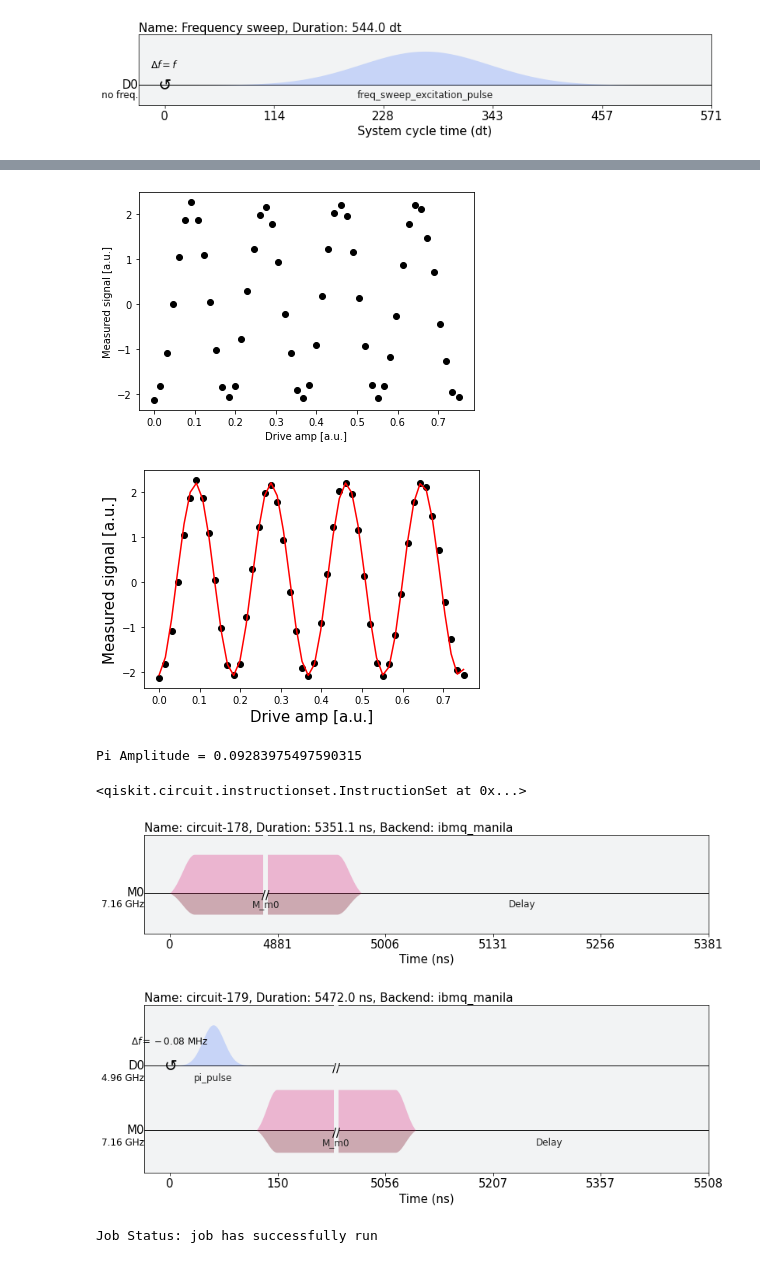
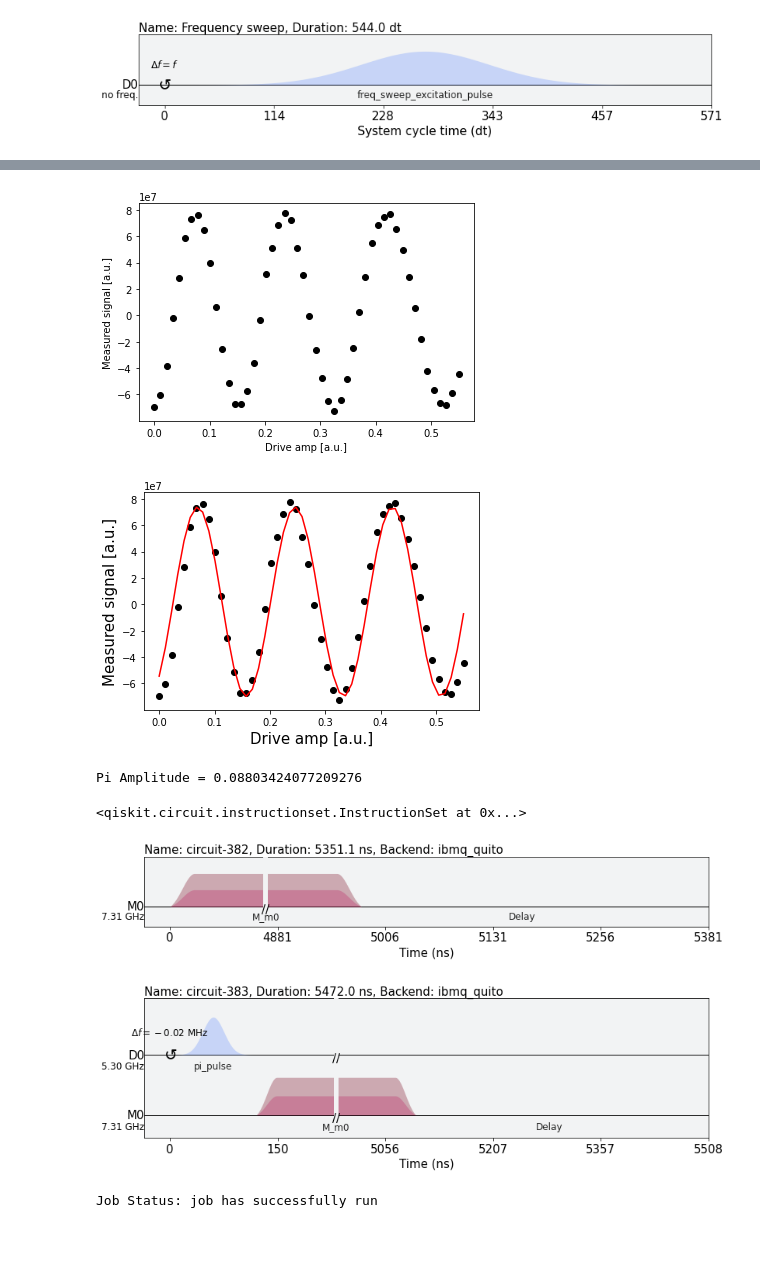
Before and after one commit to COFAlumni-USB/qiskit-fall-2022, a Jupyter notebook: proyectos_ganadores/desafio1/Optimization_QiskitFallFest2022.ipynb, the cells around one changed output, grey strips where cells are left out. Saved outputs shown, nothing was run; the diff lists cells and outputs as text; code cells hidden in the pictures.

```diff
--- a/proyectos_ganadores/desafio1/Optimization_QiskitFallFest2022.ipynb
+++ b/proyectos_ganadores/desafio1/Optimization_QiskitFallFest2022.ipynb
@@ -83,7 +83,7 @@ VBox(children=(HTML(value="<h1 style='color:#ffffff;background-color:#000000;pad
 # %%
 #Once we saw which backend was lest busy, we choose it with .get_backend()
 provider = IBMQ.get_provider(hub='ibm-q', group='open', project='main')
-backend = provider.get_backend('ibmq_belem')
+backend = provider.get_backend('ibmq_quito')
 # %%
 backend_config = backend.configuration()
 # %%
@@ -291,7 +288,7 @@ q_freq is the estimated peak frequency of the curve."""
 fit_params, y_fit = fit_function(frequencies_GHz,
                                 np.real(sweep_values),
                                 lambda x, A, q_freq, B, C: (A / np.pi) * (B / ((x - q_freq)**2 + B**2)) + C,
-                                [1e8, 5.09, 0.02, 1e8] # initial parameters for curve_fit
+                                [1e8, 5.3, 0.02, -1e8] # initial parameters for curve_fit
                                )
 # %%
 #Plotting the data
@@ -322,7 +319,7 @@ num_rabi_points = 50
 #Drive amplitude values to iterate over
 #50 amplitudes evenly spaced from 0 to 0.75 using linspace
 drive_amp_min = 0
-drive_amp_max = 0.75
+drive_amp_max = 0.55 #Changed this parameter
 drive_amps = np.linspace(drive_amp_min, drive_amp_max, num_rabi_points)
 # %%
 #Build the Rabi experiments:
@@ -406,38 +406,31 @@ plt.ylabel("Measured signal [a.u.]")
 plt.scatter(drive_amps, rabi_values, color='black')
 plt.show()
 # %% [output]
-[figure, old version]
+[figure, new version]
 # %%
 #Now we fit the curve, similarly to the frequencies fit
 
-#THIS PARAMETERS ARE FOR IBQM QUITO AND BELEM
-# fit_params, y_fit = fit_function(drive_amps,
-#                                  rabi_values,
-#                                  lambda x, A, B, drive_period, phi: (A*np.cos(2*np.pi*x/drive_period - phi) + B),
-#                                  [8e7, 0, 0.187, 0])
-
-#THIS IS FOR MANILA
 fit_params, y_fit = fit_function(drive_amps,
                                  rabi_values,
                                  lambda x, A, B, drive_period, phi: (A*np.cos(2*np.pi*x/drive_period - phi) + B),
-                                 [2, 0, 0.2, 0])
+                                 [7e7, 0, 0.20, 0])
 
 plt.scatter(drive_amps, rabi_values, color='black')
 plt.plot(drive_amps, y_fit, color='red')
 
 drive_period = fit_params[2] #get period of rabi oscillation
 
 plt.xlabel("Drive amp [a.u.]", fontsize=15)
 plt.ylabel("Measured signal [a.u.]", fontsize=15)
 plt.show()
 # %% [output]
-[figure, old version]
+[figure, new version]
 # %%
 #Pi pulse's amplitude needed for the signal to oscillate from maximum to minimum
 pi_amp = abs(drive_period / 2)
 print(f"Pi Amplitude = {pi_amp}")
 # %% [output]
-Pi Amplitude = 0.09283975497590315
+Pi Amplitude = 0.08803424077209276
 # %%
 #We can define our pi pulse now
 
@@ -460,7 +453,7 @@ qc_gnd.measure(0, 0)
 gnd_schedule = schedule(qc_gnd, backend)
 gnd_schedule.draw(backend=backend)
 # %% [output]
-[figure, old version]
+[figure, new version]
 # %%
 #We create the excited state
 with pulse.build(backend=backend, default_alignment='sequential', name='excited state') as exc_schedule:
@@ -482,7 +475,7 @@ qc_exc.add_calibration("x", (0,), exc_schedule, [])
 exec_schedule = schedule(qc_exc, backend)
 exec_schedule.draw(backend=backend)
 # %% [output]
-[figure, old version]
+[figure, new version]
 # %%
 #Preparation schedules for the ground and excited states
 num_shots = 1024
```
Also changed, not shown: parts of 27 cells of this notebook.
